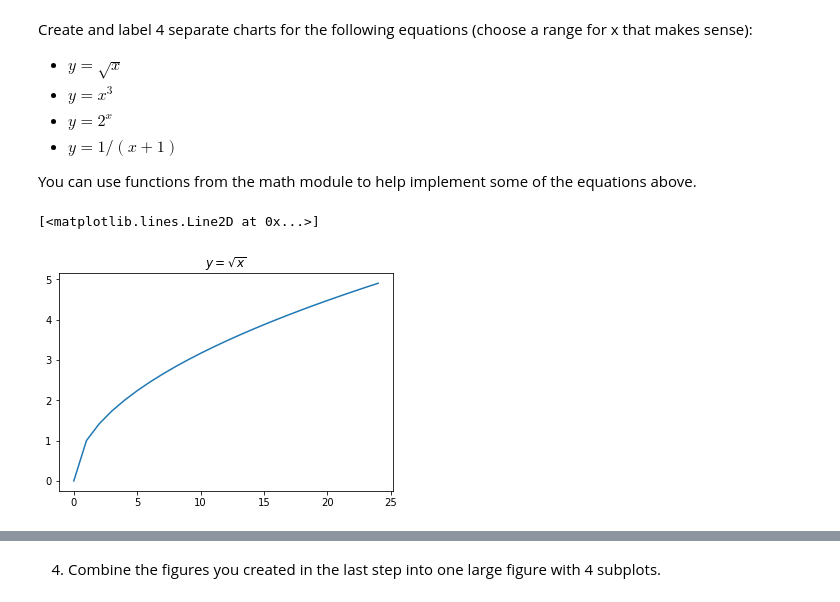
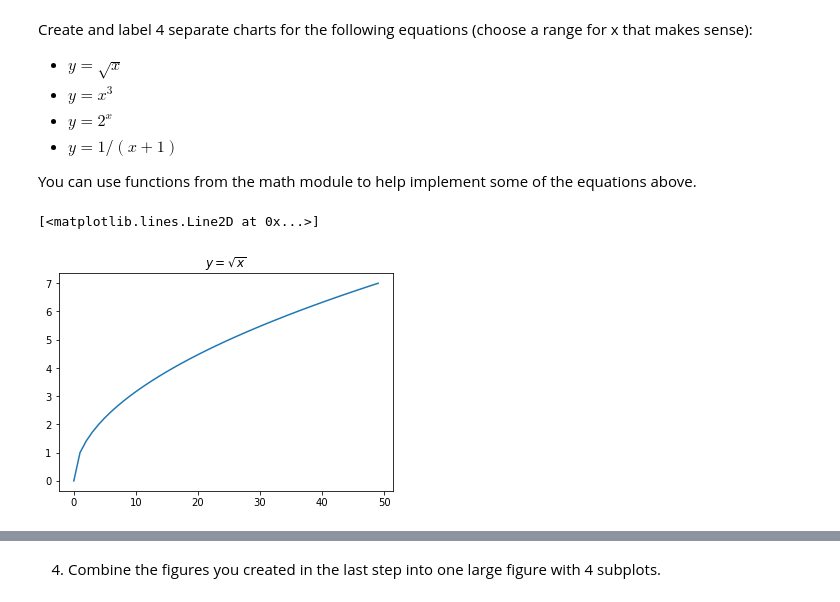
Before and after one commit to HeatherOrtegaMcMillan/numpy-pandas-visualization-exercises, a Jupyter notebook: matplotlib_exercises.ipynb, the cells around one changed output, grey strips where cells are left out. Drawn from its saved outputs; the diff is of its cells as text; code cells hidden in the pictures.

```diff
--- a/matplotlib_exercises.ipynb
+++ b/matplotlib_exercises.ipynb
@@ -37,15 +38,15 @@ Create and label 4 separate charts for the following equations (choose a range f
 
 You can use functions from the math module to help implement some of the equations above.
 # %%
-
-y1 = [math.sqrt(n) for n in x]
+x1 = list(range(50))
+y1 = [math.sqrt(n) for n in x1]
 plt.title('$y = \sqrt{x}$')
 
 
-plt.plot(x, y1)
+plt.plot(x1, y1)
 # %% [output]
 [<matplotlib.lines.Line2D at 0x...>]
-[figure, old version]
+[figure, new version]
 # %%
 
 y2 = [n ** 3 for n in x]
```
Also changed, not shown: parts of 6 cells of this notebook, 1 other file.
